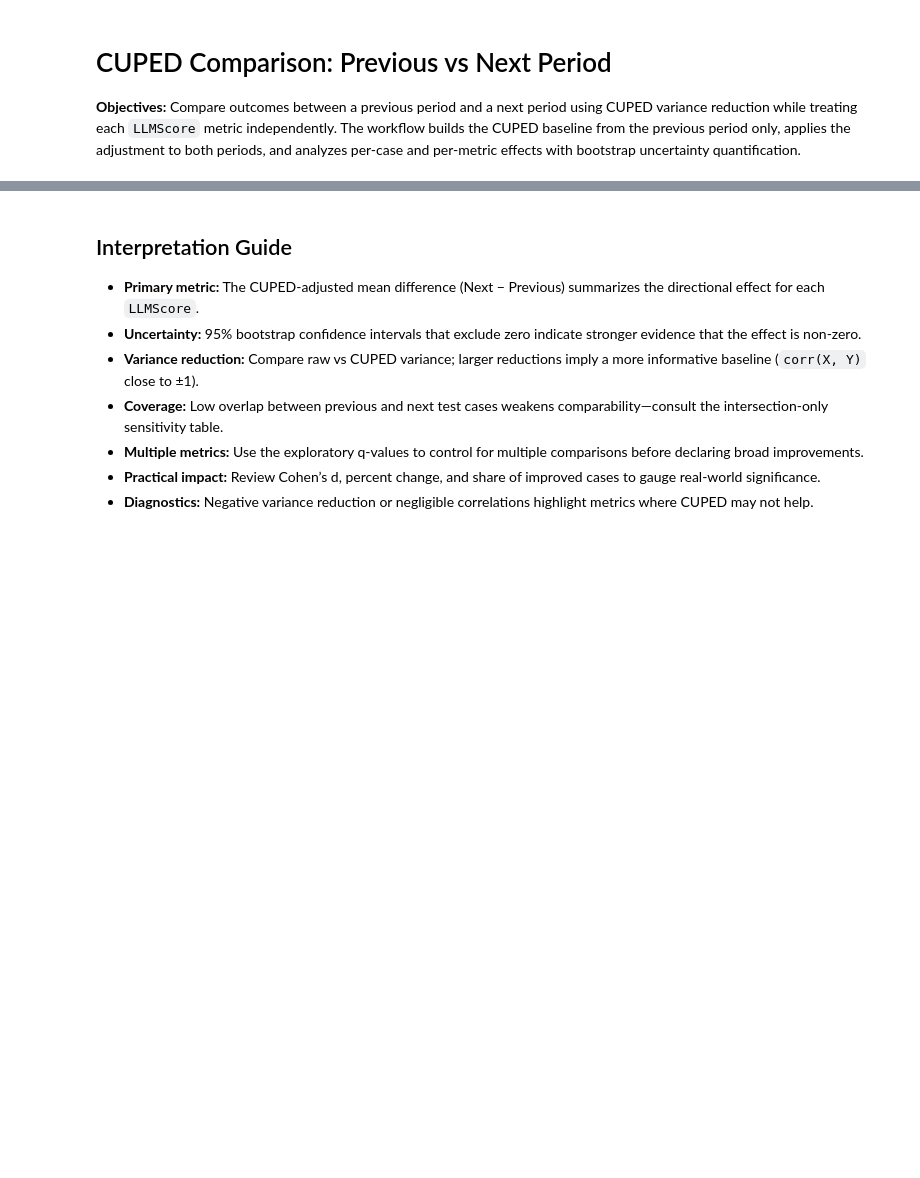
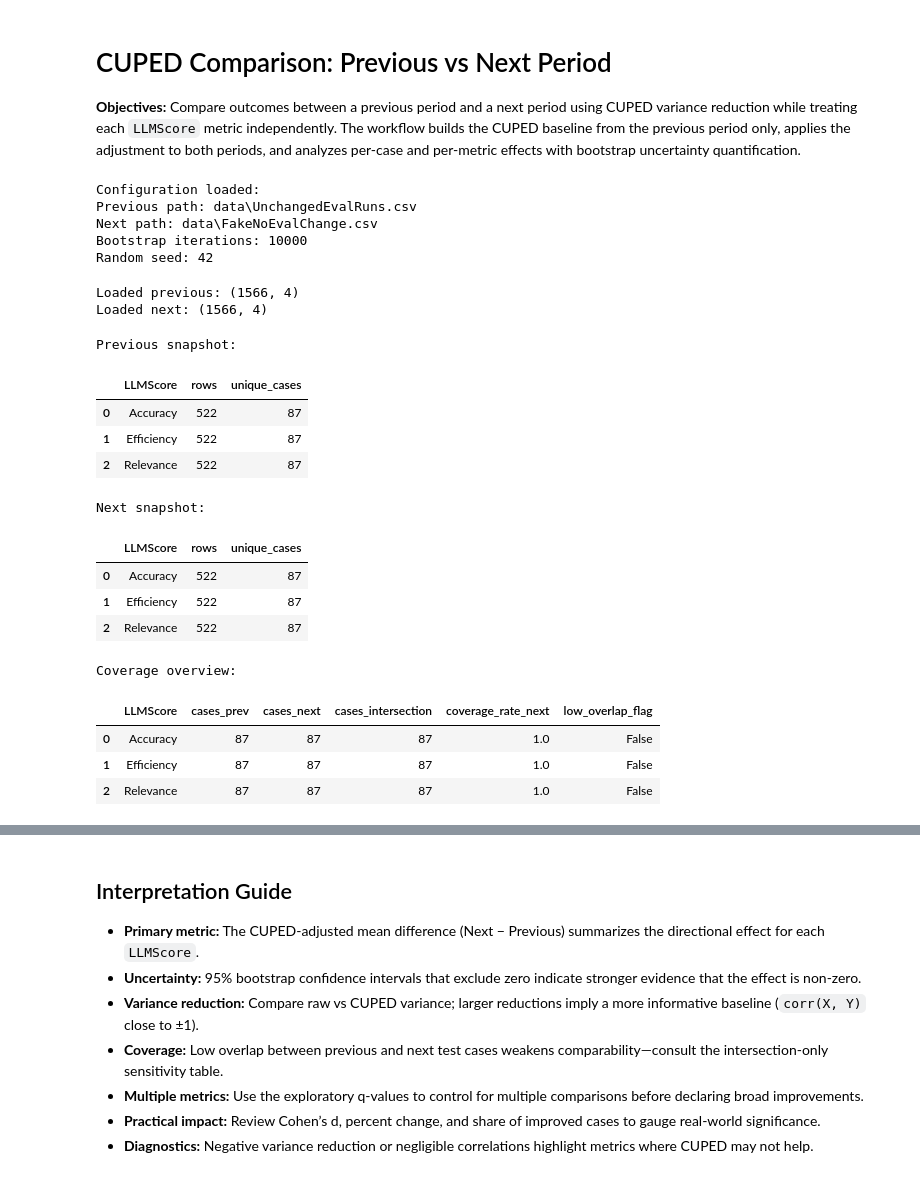
Before and after one commit to aadharshkannan/singlenotebooks, a Jupyter notebook: cuped_analysis.ipynb, the cells around one changed output, grey strips where cells are left out. Drawn from its saved outputs; the diff is of its cells as text; code cells hidden in the pictures; blank space fills up the shorter version.

```diff
--- a/cuped_analysis.ipynb
+++ b/cuped_analysis.ipynb
@@ -23,8 +23,8 @@ sns.set_theme(style='whitegrid')
 plt.rcParams['figure.figsize'] = (10, 6)
 
 # Configuration
-PREVIOUS_PATH = Path('data/previous.parquet')
-NEXT_PATH = Path('data/next.parquet')
+PREVIOUS_PATH = Path('data/UnchangedEvalRuns.csv')
+NEXT_PATH = Path('data/FakeNoEvalChange.csv')
 N_BOOT = 10_000
 RANDOM_SEED = 42
 np.random.seed(RANDOM_SEED)
@@ -34,9 +34,15 @@ print(f"Previous path: {PREVIOUS_PATH}")
 print(f"Next path: {NEXT_PATH}")
 print(f"Bootstrap iterations: {N_BOOT}")
 print(f"Random seed: {RANDOM_SEED}")
+# %% [output]
+Configuration loaded:
+Previous path: data\UnchangedEvalRuns.csv
+Next path: data\FakeNoEvalChange.csv
+Bootstrap iterations: 10000
+Random seed: 42
 # %%
 # Cell 2 — Robust File Loaders
-REQUIRED_COLUMNS = ['RunID', 'TrialID', 'TestCaseID', 'LLMScore', 'Value']
+REQUIRED_COLUMNS = ['RunId', 'TrialId', 'TestCaseId', 'LLMScore', 'Value']
 
 def load_dataset(path: Path) -> pd.DataFrame:
     if not path.exists():
@@ -51,7 +57,7 @@ def load_dataset(path: Path) -> pd.DataFrame:
     if missing_cols:
         raise ValueError(f"Dataset {path} is missing required columns: {sorted(missing_cols)}")
     # Drop TrialID explicitly as instructed (single TrialID only).
-    df = df.drop(columns=['TrialID'])
+    df = df.drop(columns=['TrialId'])
     df['Value'] = pd.to_numeric(df['Value'], errors='coerce')
     if df['Value'].isna().any():
         bad_rows = df[df['Value'].isna()]
@@ -65,42 +71,61 @@ previous_df = load_dataset(PREVIOUS_PATH)
 next_df = load_dataset(NEXT_PATH)
 print('Loaded previous:', previous_df.shape)
 print('Loaded next:', next_df.shape)
+# %% [output]
+Loaded previous: (1566, 4)
+Loaded next: (1566, 4)
 # %%
 # Cell 3 — Data Hygiene & Coverage Snapshot
 
 def coverage_snapshot(prev: pd.DataFrame, nxt: pd.DataFrame) -> pd.DataFrame:
     summary_rows = []
     metrics = sorted(set(prev['LLMScore']).union(nxt['LLMScore']))
     for metric in metrics:
-        prev_cases = set(prev.loc[prev['LLMScore'] == metric, 'TestCaseID'])
-        next_cases = set(nxt.loc[nxt['LLMScore'] == metric, 'TestCaseID'])
+        prev_cases = set(prev.loc[prev['LLMScore'] == metric, 'TestCaseId'])
+        next_cases = set(nxt.loc[nxt['LLMScore'] == metric, 'TestCaseId'])
         inter = prev_cases & next_cases
         coverage = len(inter) / len(next_cases) if next_cases else np.nan
         summary_rows.append({
             'LLMScore': metric,
             'cases_prev': len(prev_cases),
             'cases_next': len(next_cases),
             'cases_intersection': len(inter),
             'coverage_rate_next': coverage,
             'low_overlap_flag': (not np.isnan(coverage)) and (coverage < 0.7)
         })
     return pd.DataFrame(summary_rows)
 
 prev_counts = previous_df.groupby('LLMScore').agg(
-    rows=('TestCaseID', 'size'),
-    unique_cases=('TestCaseID', pd.Series.nunique)
+    rows=('TestCaseId', 'size'),
+    unique_cases=('TestCaseId', pd.Series.nunique)
 ).reset_index()
 next_counts = next_df.groupby('LLMScore').agg(
-    rows=('TestCaseID', 'size'),
-    unique_cases=('TestCaseID', pd.Series.nunique)
+    rows=('TestCaseId', 'size'),
+    unique_cases=('TestCaseId', pd.Series.nunique)
 ).reset_index()
 print('Previous snapshot:')
 display(prev_counts)
 print('Next snapshot:')
 display(next_counts)
 coverage_df = coverage_snapshot(previous_df, next_df)
 print('Coverage overview:')
 display(coverage_df)
+# %% [output]
+Previous snapshot:
+|  | LLMScore | rows | unique_cases |
+| 0 | Accuracy | 522 | 87 |
+| 1 | Efficiency | 522 | 87 |
+| 2 | Relevance | 522 | 87 |
+Next snapshot:
+|  | LLMScore | rows | unique_cases |
+| 0 | Accuracy | 522 | 87 |
+| 1 | Efficiency | 522 | 87 |
+| 2 | Relevance | 522 | 87 |
+Coverage overview:
+|  | LLMScore | cases_prev | cases_next | cases_intersection | coverage_rate_next | low_overlap_flag |
+| 0 | Accuracy | 87 | 87 | 87 | 1.0 | False |
+| 1 | Efficiency | 87 | 87 | 87 | 1.0 | False |
+| 2 | Relevance | 87 | 87 | 87 | 1.0 | False |
 # %%
 # Cell 4 — Build CUPED Baseline (X) from Previous
 X_baseline = (
```
Also changed, not shown: parts of 9 cells of this notebook, 1 other file.
